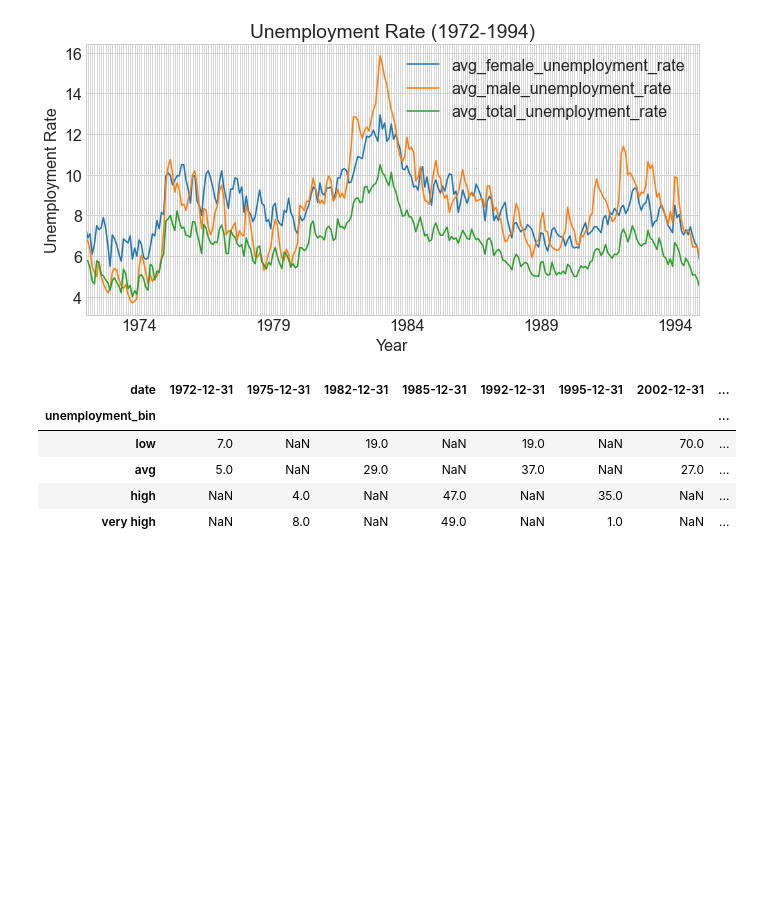
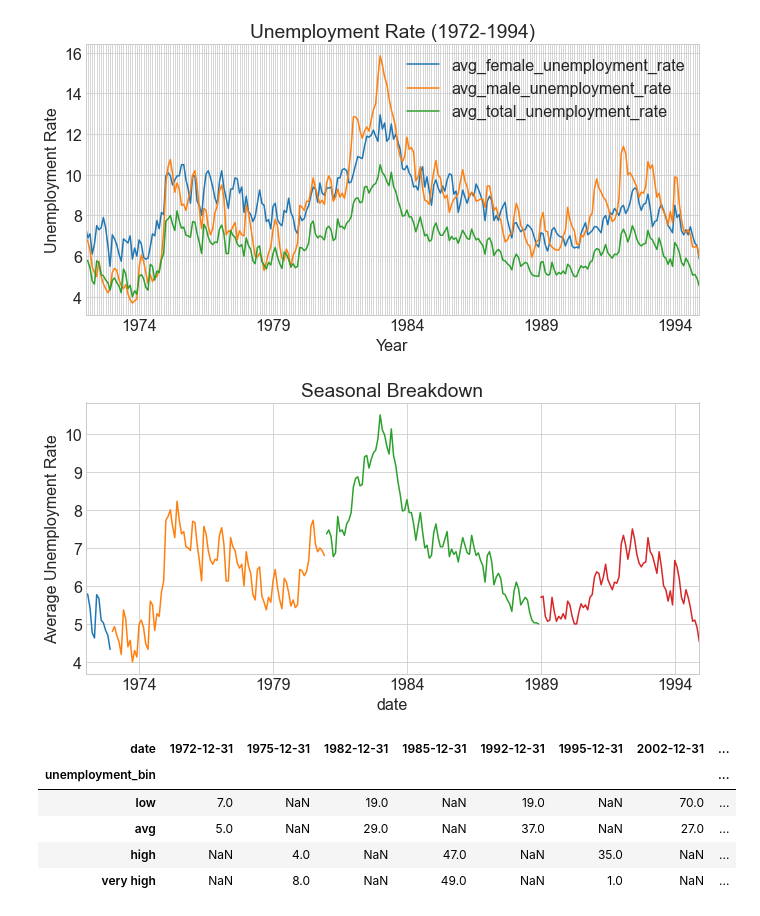
Before and after one commit to BraedenWright/individual-project, a Jupyter notebook: Final_Labor_Report.ipynb, the cells around one changed output. Drawn from its saved outputs; the diff is of its cells as text; code cells hidden in the pictures; blank space fills up the shorter version.

```diff
--- a/Final_Labor_Report.ipynb
+++ b/Final_Labor_Report.ipynb
@@ -157,6 +157,13 @@ plt.xticks(train.index)
 plt.show()
 # %% [output]
 [figure]
+# %%
+# 'Seasons' of High Unemployment
+y3.resample('8Y').plot(title='Seasonal Breakdown')
+plt.ylabel('Average Unemployment Rate')
+plt.show()
+# %% [output]
+[figure, added]
 # %%
 df.groupby('unemployment_bin').resample('10Y').size().unstack(-1)
 # %% [output]
```
Also changed, not shown: parts of 3 cells of this notebook.
